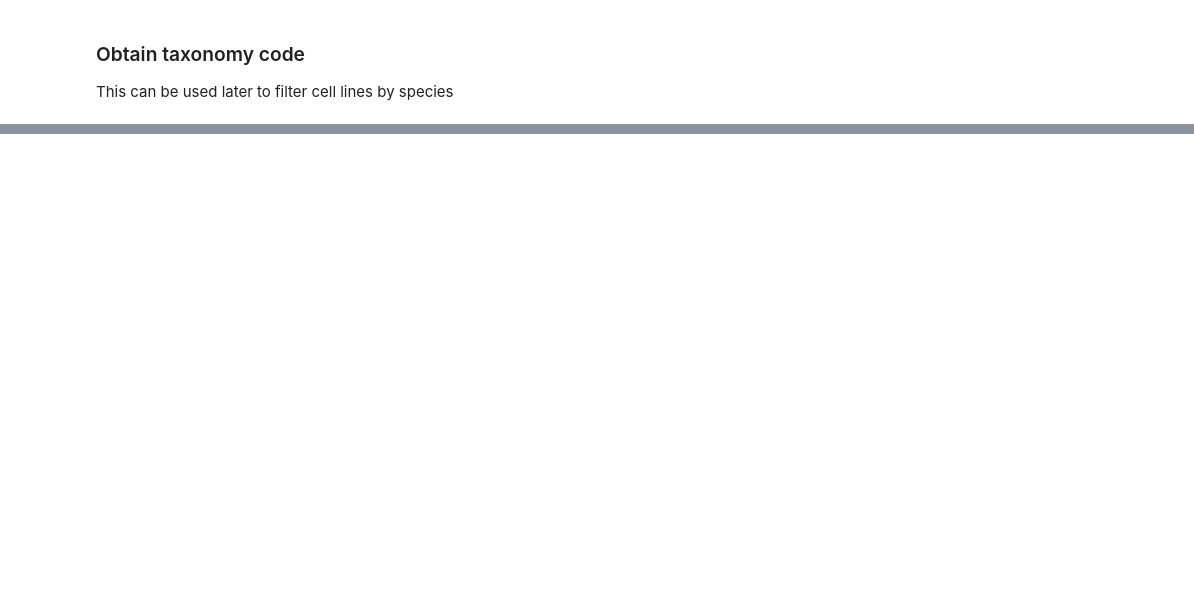
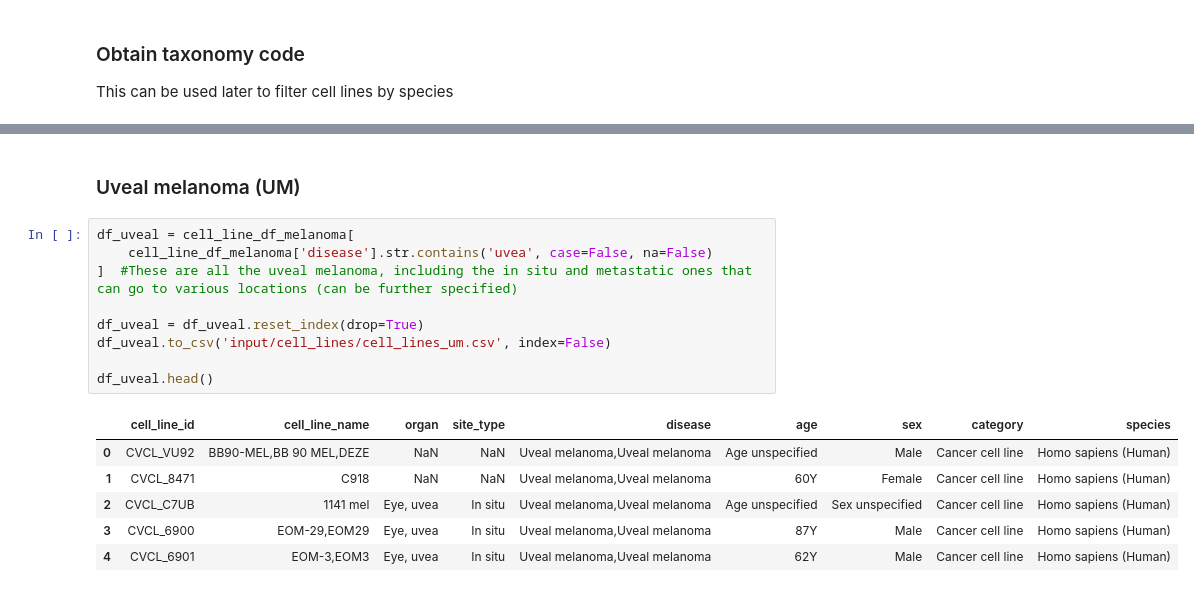
Before and after one commit to junqilu/Preludio, a Jupyter notebook: test_create_jaspar_filters.ipynb, the cells around one changed output, grey strips where cells are left out. Drawn from its saved outputs; the diff is of its cells as text; blank space fills up the shorter version.

```diff
--- a/test_create_jaspar_filters.ipynb
+++ b/test_create_jaspar_filters.ipynb
@@ -275,0 +345,18 @@ cell_line_df.to_csv(f'input/filters/cell_lines_{cell_line_search_term}.csv', ind
+# %% [markdown]
+### Uveal melanoma (UM)
+# %%
+df_uveal = cell_line_df_melanoma[
+    cell_line_df_melanoma['disease'].str.contains('uvea', case=False, na=False)
+]  #These are all the uveal melanoma, including the in situ and metastatic ones that can go to various locations (can be further specified)
+
+df_uveal = df_uveal.reset_index(drop=True)
+df_uveal.to_csv('input/cell_lines/cell_lines_um.csv', index=False)
+
+df_uveal.head()
+# %% [output]
+|  | cell_line_id | cell_line_name | organ | site_type | disease | age | sex | category | species |
+| 0 | CVCL_VU92 | BB90-MEL,BB 90 MEL,DEZE | NaN | NaN | Uveal melanoma,Uveal melanoma | Age unspecified | Male | Cancer cell line | Homo sapiens (Human) |
+| 1 | CVCL_8471 | C918 | NaN | NaN | Uveal melanoma,Uveal melanoma | 60Y | Female | Cancer cell line | Homo sapiens (Human) |
+| 2 | CVCL_C7UB | 1141 mel | Eye, uvea | In situ | Uveal melanoma,Uveal melanoma | Age unspecified | Sex unspecified | Cancer cell line | Homo sapiens (Human) |
+| 3 | CVCL_6900 | EOM-29,EOM29 | Eye, uvea | In situ | Uveal melanoma,Uveal melanoma | 87Y | Male | Cancer cell line | Homo sapiens (Human) |
+| 4 | CVCL_6901 | EOM-3,EOM3 | Eye, uvea | In situ | Uveal melanoma,Uveal melanoma | 62Y | Male | Cancer cell line | Homo sapiens (Human) |
```
Also changed, not shown: parts of 73 cells of this notebook, 17 other files.
